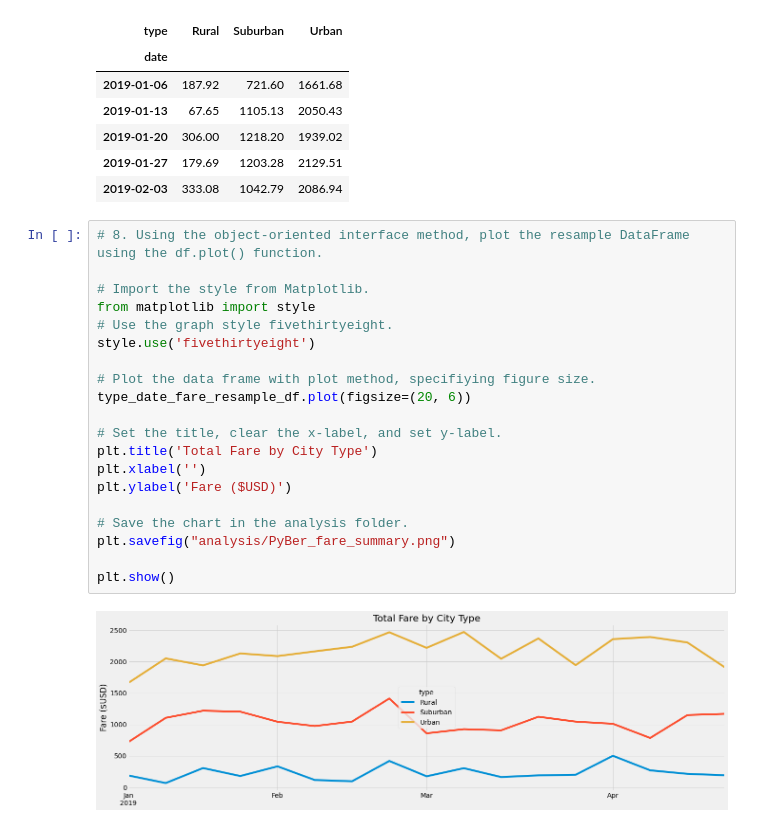
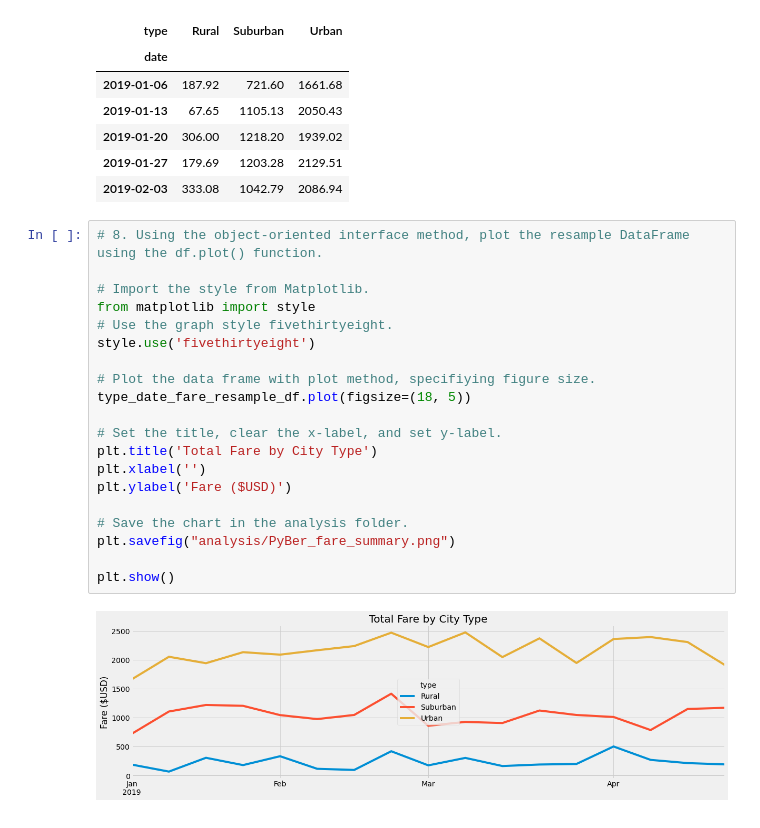
Before and after one commit to haldud/pyber-analysis, a Jupyter notebook: PyBer_Challenge.ipynb, the cells around one changed output. Saved outputs shown, nothing was run; the diff lists cells and outputs as text.

```diff
--- a/PyBer_Challenge.ipynb
+++ b/PyBer_Challenge.ipynb
@@ -190,22 +190,22 @@ type_date_fare_resample_df.head()
 # %%
 # 8. Using the object-oriented interface method, plot the resample DataFrame using the df.plot() function.
 
 # Import the style from Matplotlib.
 from matplotlib import style
 # Use the graph style fivethirtyeight.
 style.use('fivethirtyeight')
 
 # Plot the data frame with plot method, specifiying figure size.
-type_date_fare_resample_df.plot(figsize=(20, 6))
+type_date_fare_resample_df.plot(figsize=(18, 5))
 
 # Set the title, clear the x-label, and set y-label.
 plt.title('Total Fare by City Type')
 plt.xlabel('')
 plt.ylabel('Fare ($USD)')
 
 # Save the chart in the analysis folder.
 plt.savefig("analysis/PyBer_fare_summary.png")
 
 plt.show()
 # %% [output]
-[figure, old version]
+[figure, new version]
```
Also changed, not shown: 1 other file.
